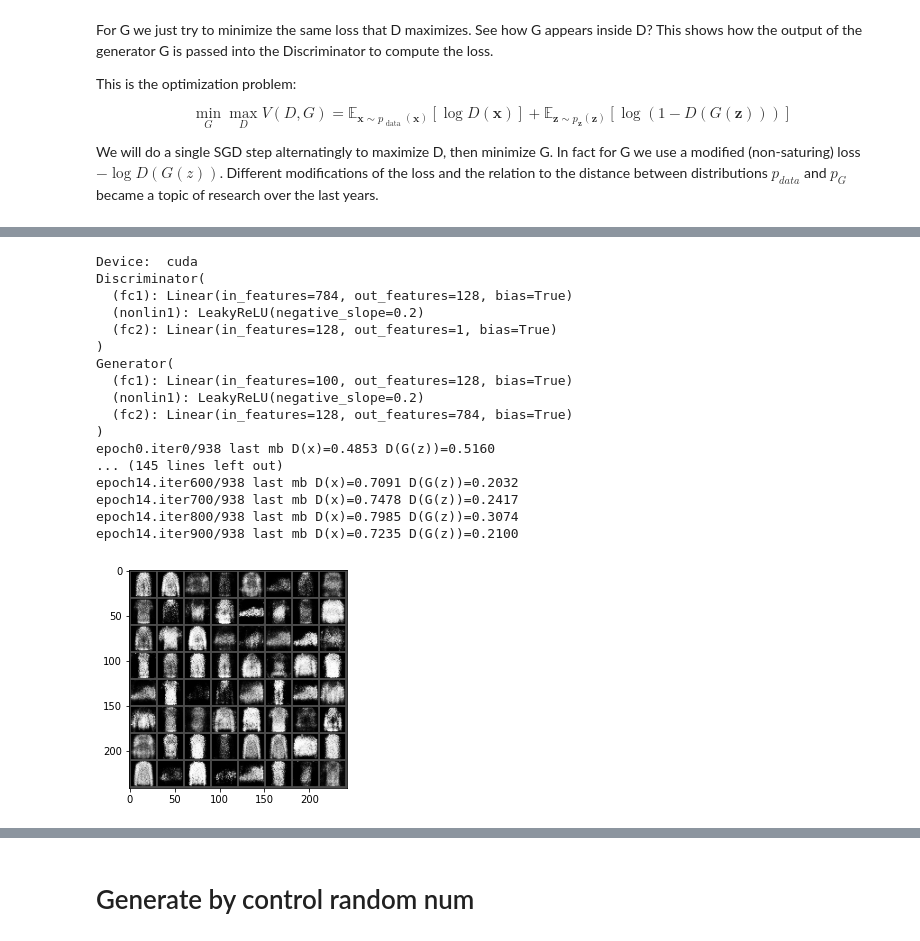
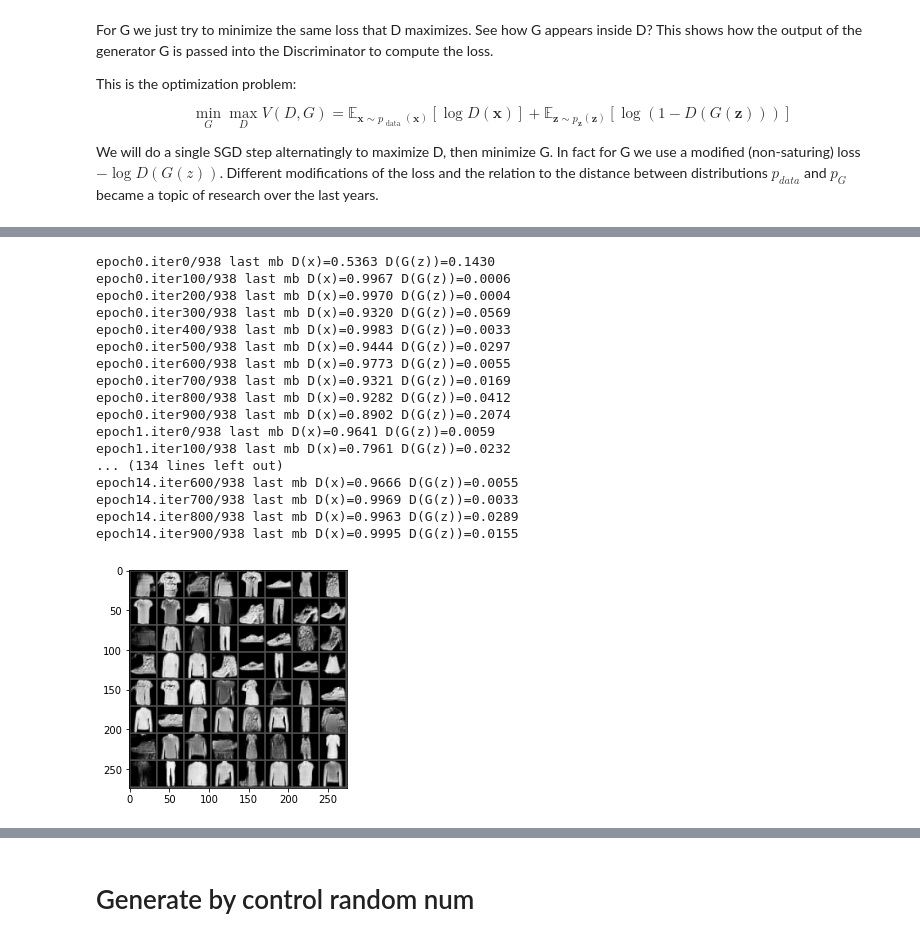
Before and after one commit to Stupid-wangnz/DL, a Jupyter notebook: GAN/GAN.ipynb, the cells around one changed output, grey strips where cells are left out. Drawn from its saved outputs; the diff is of its cells as text; code cells hidden in the pictures.

```diff
--- a/GAN/GAN.ipynb
+++ b/GAN/GAN.ipynb
@@ -28,7 +29,8 @@ def show_imgs(x, new_fig=True):
 # you can change data paths to point to your existing files
 # dataset = torchvision.datasets.MNIST(root='./MNISTdata', ...)
 dataset = torchvision.datasets.FashionMNIST(root='./FashionMNIST/',
-                       transform=transforms.Compose([transforms.ToTensor(),
+                       transform=transforms.Compose([transforms.Resize(32),
+                                                    transforms.ToTensor(),
                                                      transforms.Normalize((0.5,), (0.5,))]),
                        download=True)
 
@@ -88,3 +139,12 @@ $$
 
 We will do a single SGD step alternatingly to maximize D, then minimize G.
 In fact for G we use a modified (non-saturing) loss $-\log D(G(z))$. Different modifications of the loss and the relation to the distance between distributions $p_{data}$ and $p_{G}$ became a topic of research over the last years.
+# %%
+device = torch.device('cuda') if torch.cuda.is_available() else torch.device('cpu')
+print('Device: ', device)
+
+D = CNNDiscriminator().to(device)
+G = CNNGenerator().to(device)
+
+print(D)
+print(G)
@@ -91,18 +169,9 @@ In fact for G we use a modified (non-saturing) loss $-\log D(G(z))$. Different m
 # %%
-device = torch.device('cuda') if torch.cuda.is_available() else torch.device('cpu')
-print('Device: ', device)
-
-D = Discriminator().to(device)
-G = Generator().to(device)
-
-print(D)
-print(G)
-
 # Now let's set up the optimizers (Adam, better than SGD for this)
 # optimizerD = torch.optim.SGD(D.parameters(), lr=0.01)
 # optimizerG = torch.optim.SGD(G.parameters(), lr=0.01)
-optimizerD = torch.optim.Adam(D.parameters(), lr=5e-4)
-optimizerG = torch.optim.Adam(G.parameters(), lr=5e-4)
+optimizerD = torch.optim.Adam(D.parameters(), lr=0.0005)
+optimizerG = torch.optim.Adam(G.parameters(), lr=0.0005)
 criterion = nn.BCELoss()
 lab_real = torch.ones(64, 1, device=device)
 lab_fake = torch.zeros(64, 1, device=device)
@@ -112,7 +181,6 @@ collect_x_gen = []
 fixed_noise = torch.randn(64, 100, device=device)
 fig = plt.figure() # keep updating this one
 plt.ion()
-
 
 loss_d = []
 loss_g = []
@@ -124,6 +192,10 @@ pro_g = []
 epochs = 15
 
 for epoch in range(epochs):
+    l_d = 0
+    l_g = 0
+    p_d = 0
+    p_g = 0
     for i, data in enumerate(dataloader, 0):
         # STEP 1: Discriminator optimization step
         x_real, _ = iter(dataloader).next()
@@ -140,55 +212,61 @@ for epoch in range(epochs):
         lossD_fake = criterion(D_G_z, lab_fake)
 
         lossD = lossD_real + lossD_fake
         lossD.backward()
         optimizerD.step()
 
+        l_d += lossD
+        p_d += D_x.mean()
+
         # STEP 2: Generator optimization step
         # reset accumulated gradients from previous iteration
         optimizerG.zero_grad()
 
         z = torch.randn(64, 100, device=device) # random noise, 64 samples, z_dim=100
         x_gen = G(z)
         D_G_z = D(x_gen)
         lossG = criterion(D_G_z, lab_real) # -log D(G(z))
+
+        l_g += lossG
+        p_g += D_G_z.mean()
 
         lossG.backward()
         optimizerG.step()
 
         if i % 100 == 0:
             x_gen = G(fixed_noise)
             show_imgs(x_gen, new_fig=False)
             fig.canvas.draw()
             print('epoch{}.iter{}/{} last mb D(x)={:.4f} D(G(z))={:.4f}'.format(
                 epoch, i, len(dataloader), D_x.mean().item(), D_G_z.mean().item()))
     # End of epoch
-    pro_d.append(D_x.mean())
-    loss_d.append(lossD)
+    pro_d.append(p_d / len(dataloader))
+    loss_d.append(l_d / len(dataloader))
 
-    pro_g.append(D_G_z.mean())
-    loss_g.append(lossG)
+    pro_g.append(p_g / len(dataloader))
+    loss_g.append(l_g / len(dataloader))
 
     x_gen = G(fixed_noise)
     collect_x_gen.append(x_gen.detach().clone())
 # %% [output]
-Device:  cuda
-Discriminator(
-  (fc1): Linear(in_features=784, out_features=128, bias=True)
-  (nonlin1): LeakyReLU(negative_slope=0.2)
-  (fc2): Linear(in_features=128, out_features=1, bias=True)
-)
-Generator(
-  (fc1): Linear(in_features=100, out_features=128, bias=True)
-  (nonlin1): LeakyReLU(negative_slope=0.2)
-  (fc2): Linear(in_features=128, out_features=784, bias=True)
-)
-epoch0.iter0/938 last mb D(x)=0.4853 D(G(z))=0.5160
-... (145 lines left out)
-epoch14.iter600/938 last mb D(x)=0.7091 D(G(z))=0.2032
-epoch14.iter700/938 last mb D(x)=0.7478 D(G(z))=0.2417
-epoch14.iter800/938 last mb D(x)=0.7985 D(G(z))=0.3074
-epoch14.iter900/938 last mb D(x)=0.7235 D(G(z))=0.2100
+epoch0.iter0/938 last mb D(x)=0.5363 D(G(z))=0.1430
+epoch0.iter100/938 last mb D(x)=0.9967 D(G(z))=0.0006
+epoch0.iter200/938 last mb D(x)=0.9970 D(G(z))=0.0004
+epoch0.iter300/938 last mb D(x)=0.9320 D(G(z))=0.0569
+epoch0.iter400/938 last mb D(x)=0.9983 D(G(z))=0.0033
+epoch0.iter500/938 last mb D(x)=0.9444 D(G(z))=0.0297
+epoch0.iter600/938 last mb D(x)=0.9773 D(G(z))=0.0055
+epoch0.iter700/938 last mb D(x)=0.9321 D(G(z))=0.0169
+epoch0.iter800/938 last mb D(x)=0.9282 D(G(z))=0.0412
+epoch0.iter900/938 last mb D(x)=0.8902 D(G(z))=0.2074
+epoch1.iter0/938 last mb D(x)=0.9641 D(G(z))=0.0059
+epoch1.iter100/938 last mb D(x)=0.7961 D(G(z))=0.0232
+... (134 lines left out)
+epoch14.iter600/938 last mb D(x)=0.9666 D(G(z))=0.0055
+epoch14.iter700/938 last mb D(x)=0.9969 D(G(z))=0.0033
+epoch14.iter800/938 last mb D(x)=0.9963 D(G(z))=0.0289
+epoch14.iter900/938 last mb D(x)=0.9995 D(G(z))=0.0155
-[figure, old version]
+[figure, new version]
 # %%
 import numpy as np
 
```
Also changed, not shown: parts of 6 cells of this notebook, 8 other files.
